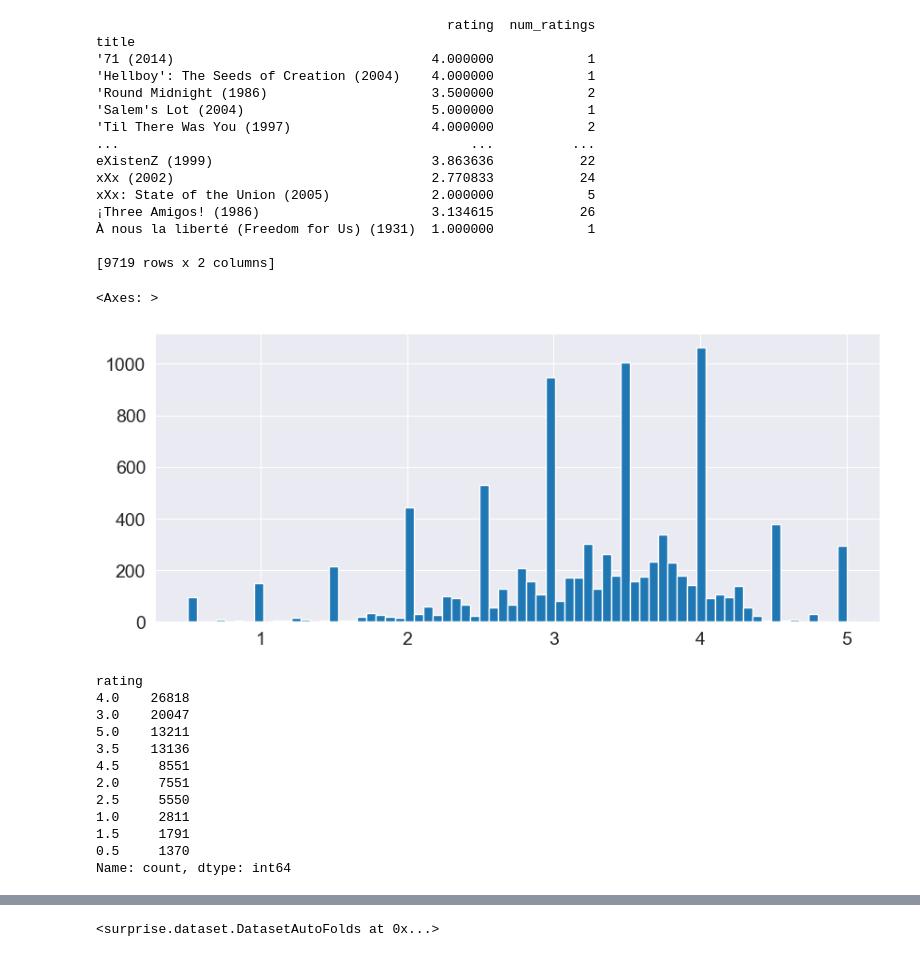
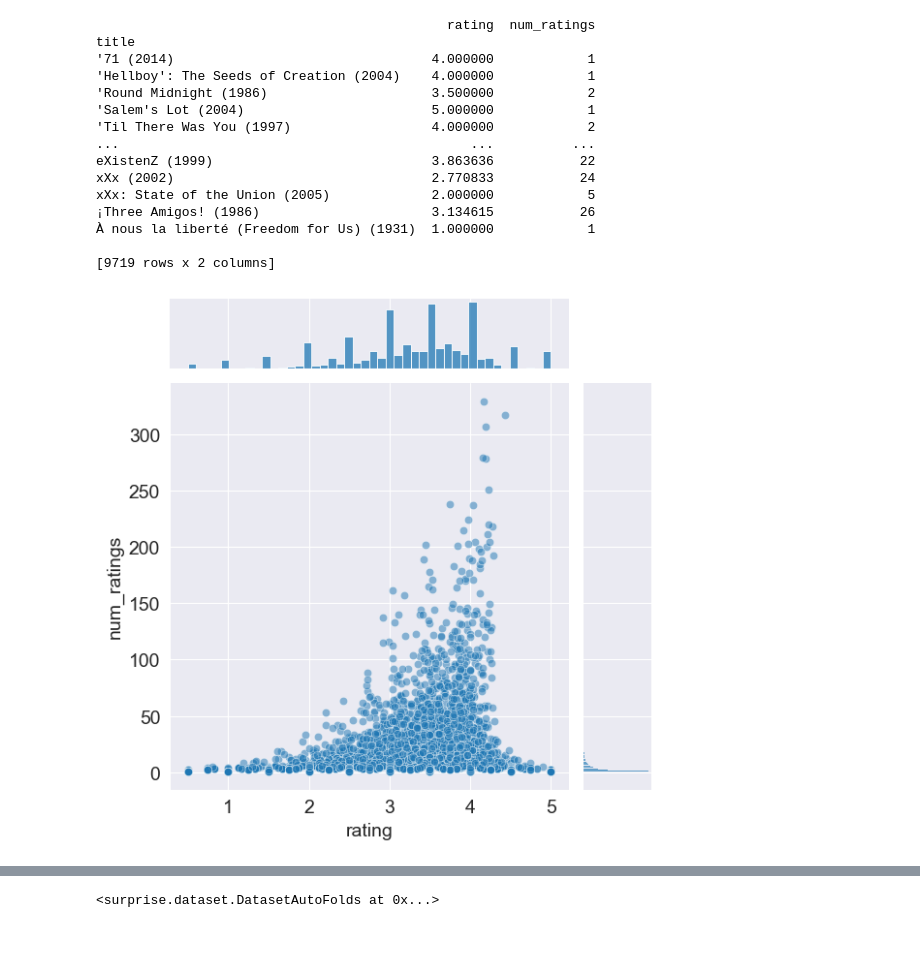
Before and after one commit to mikabenson/movie-recommender-system, a Jupyter notebook: phase4_project.ipynb, the cells around one changed output, grey strips where cells are left out. Cells and saved outputs as stored; diff of their text form; code cells hidden in the pictures.

Commit message:
Preparing the data for surprise

```diff
--- a/phase4_project.ipynb
+++ b/phase4_project.ipynb
@@ -281,11 +290,0 @@ xXx: State of the Union (2005)             2.000000            5
-# %%
-plt.figure(figsize = (10, 4))
-ratings['rating'].hist(bins = 70)
-# %% [output]
-<Axes: >
-[figure, removed]
-# %%
-ratings = pd.DataFrame(movie_analysis_df.groupby('title')['rating'].count()).reset_index().head(20)
-fig = px.bar(ratings, x = 'title', y = 'rating', title = 'Number of Ratings based on the Movie Title',
-             labels = {'ratings': 'Number of Ratings', 'title': 'Movie Title'})
-fig.show()
@@ -298,15 +291,6 @@ fig.show()
-# %%
-movie_analysis_df['rating'].value_counts()
-# %% [output]
-rating
-4.0    26818
-3.0    20047
-5.0    13211
-3.5    13136
-4.5     8551
-2.0     7551
-2.5     5550
-1.0     2811
-1.5     1791
-0.5     1370
-Name: count, dtype: int64
+# %%
+# create a joint plot to visualize the relationship between average rating and number of ratings
+sns.jointplot(data = ratings, x = 'rating', y = 'num_ratings', kind = 'scatter', alpha = 0.5)
+plt.show()
+# %% [output]
+[figure, added]
```
Also changed, not shown: parts of 21 cells of this notebook.
